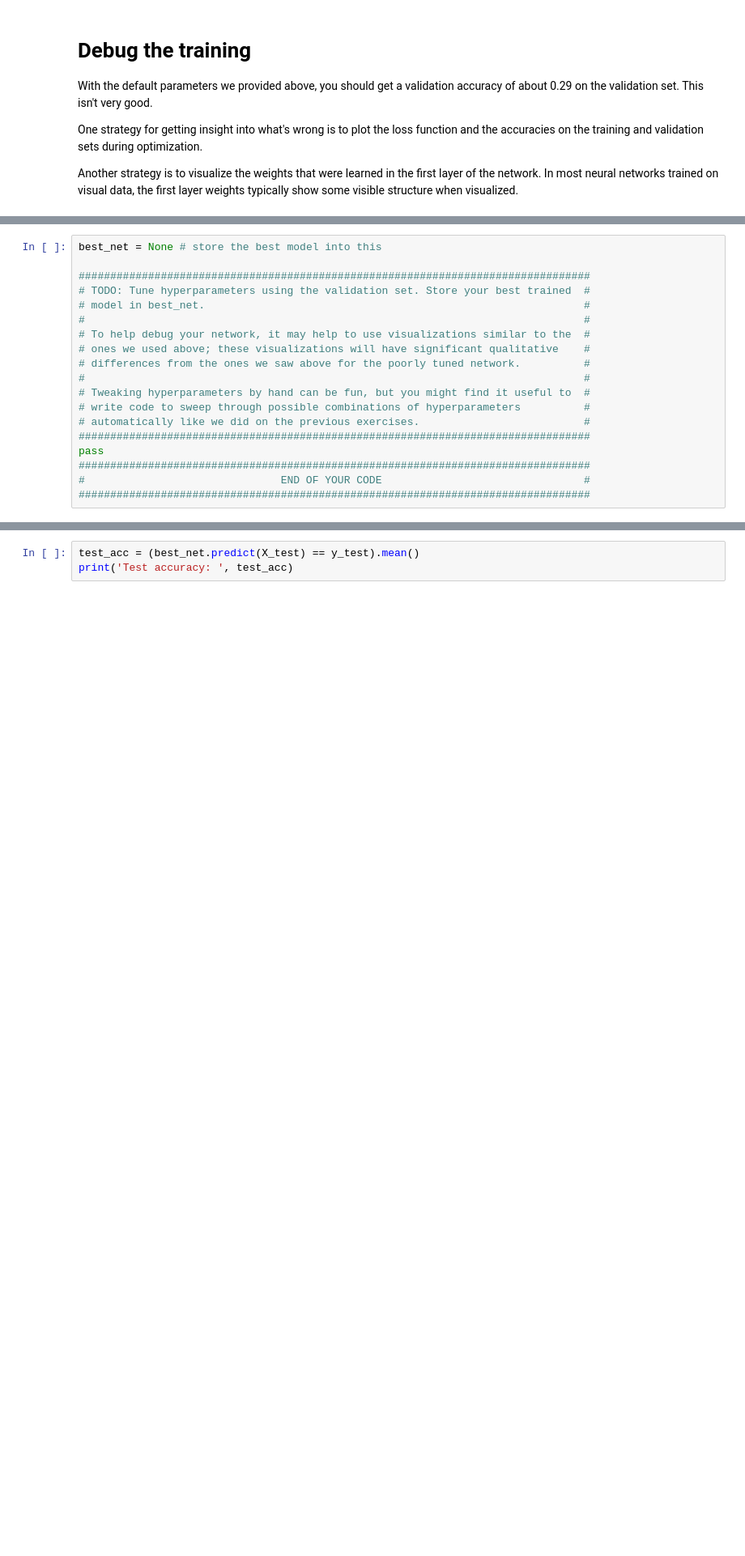
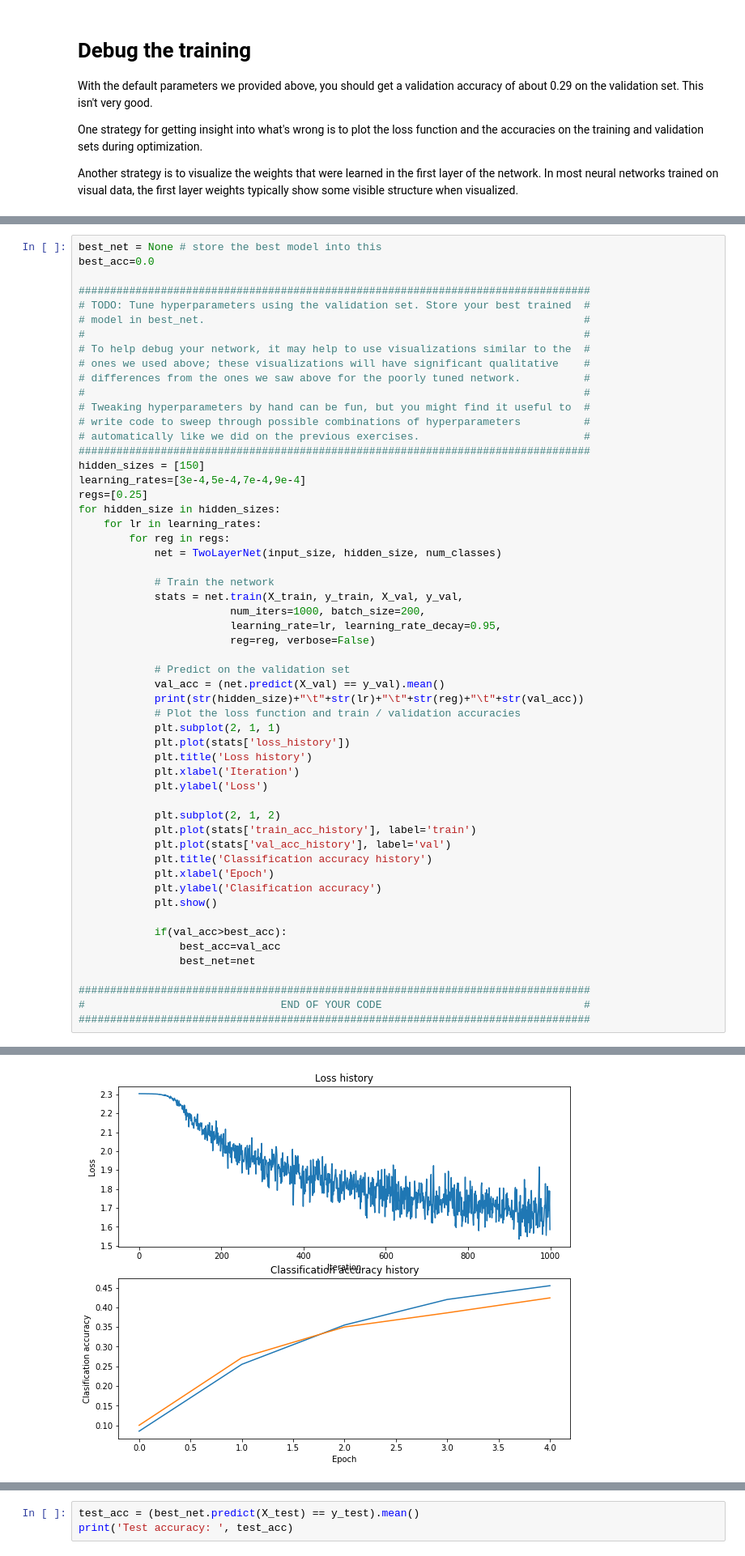
Before and after one commit to hbghhy/cs231_cv, a Jupyter notebook: assignment1/two_layer_net.ipynb, the cells around one changed output, grey strips where cells are left out. Shown at 81% size. Drawn from its saved outputs; the diff is of its cells as text; blank space fills up the shorter version.

```diff
--- a/assignment1/two_layer_net.ipynb
+++ b/assignment1/two_layer_net.ipynb
@@ -252,6 +281,7 @@ show_net_weights(net)
 **Experiment**: You goal in this exercise is to get as good of a result on CIFAR-10 as you can, with a fully-connected Neural Network. For every 1% above 52% on the Test set we will award you with one extra bonus point. Feel free implement your own techniques (e.g. PCA to reduce dimensionality, or adding dropout, or adding features to the solver, etc.).
 # %%
 best_net = None # store the best model into this
+best_acc=0.0
 
 #################################################################################
 # TODO: Tune hyperparameters using the validation set. Store your best trained  #
@@ -265,7 +295,43 @@ best_net = None # store the best model into this
 # write code to sweep through possible combinations of hyperparameters          #
 # automatically like we did on the previous exercises.                          #
 #################################################################################
-pass
+hidden_sizes = [150]
+learning_rates=[3e-4,5e-4,7e-4,9e-4]
+regs=[0.25]
+for hidden_size in hidden_sizes:
+    for lr in learning_rates:
+        for reg in regs:
+            net = TwoLayerNet(input_size, hidden_size, num_classes)
+
+            # Train the network
+            stats = net.train(X_train, y_train, X_val, y_val,
+                        num_iters=1000, batch_size=200,
+                        learning_rate=lr, learning_rate_decay=0.95,
+                        reg=reg, verbose=False)
+
+            # Predict on the validation set
+            val_acc = (net.predict(X_val) == y_val).mean()
+            print(str(hidden_size)+"\t"+str(lr)+"\t"+str(reg)+"\t"+str(val_acc))
+            # Plot the loss function and train / validation accuracies
+            plt.subplot(2, 1, 1)
+            plt.plot(stats['loss_history'])
+            plt.title('Loss history')
+            plt.xlabel('Iteration')
+            plt.ylabel('Loss')
+
+            plt.subplot(2, 1, 2)
+            plt.plot(stats['train_acc_history'], label='train')
+            plt.plot(stats['val_acc_history'], label='val')
+            plt.title('Classification accuracy history')
+            plt.xlabel('Epoch')
+            plt.ylabel('Clasification accuracy')
+            plt.show()
+
+            if(val_acc>best_acc):
+                best_acc=val_acc
+                best_net=net
+
 #################################################################################
 #                               END OF YOUR CODE                                #
 #################################################################################
+# %% [output]
@@ -271,0 +339 @@ pass
+[figure, added]
```
Also changed, not shown: parts of 9 cells of this notebook, 1 other file.
